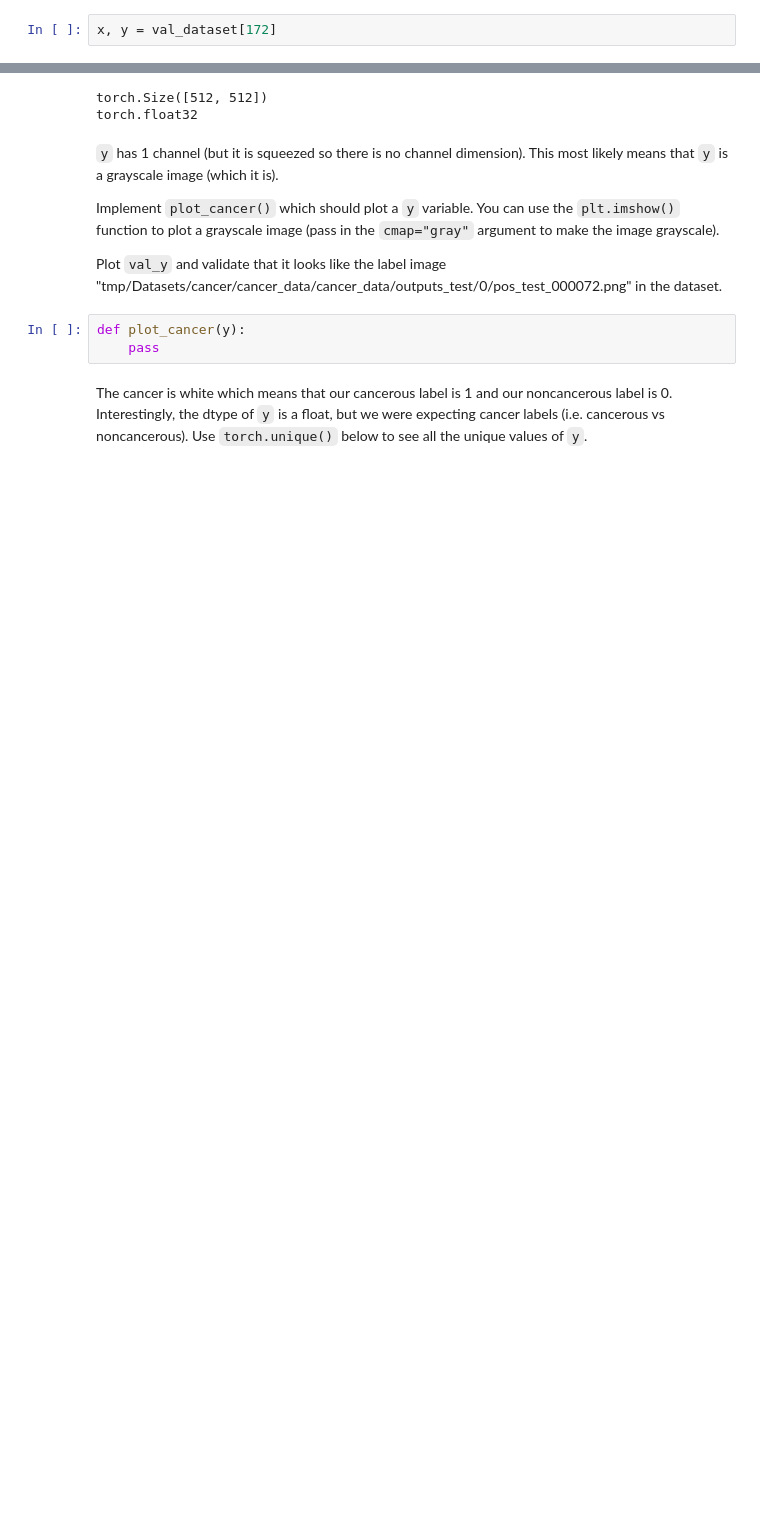
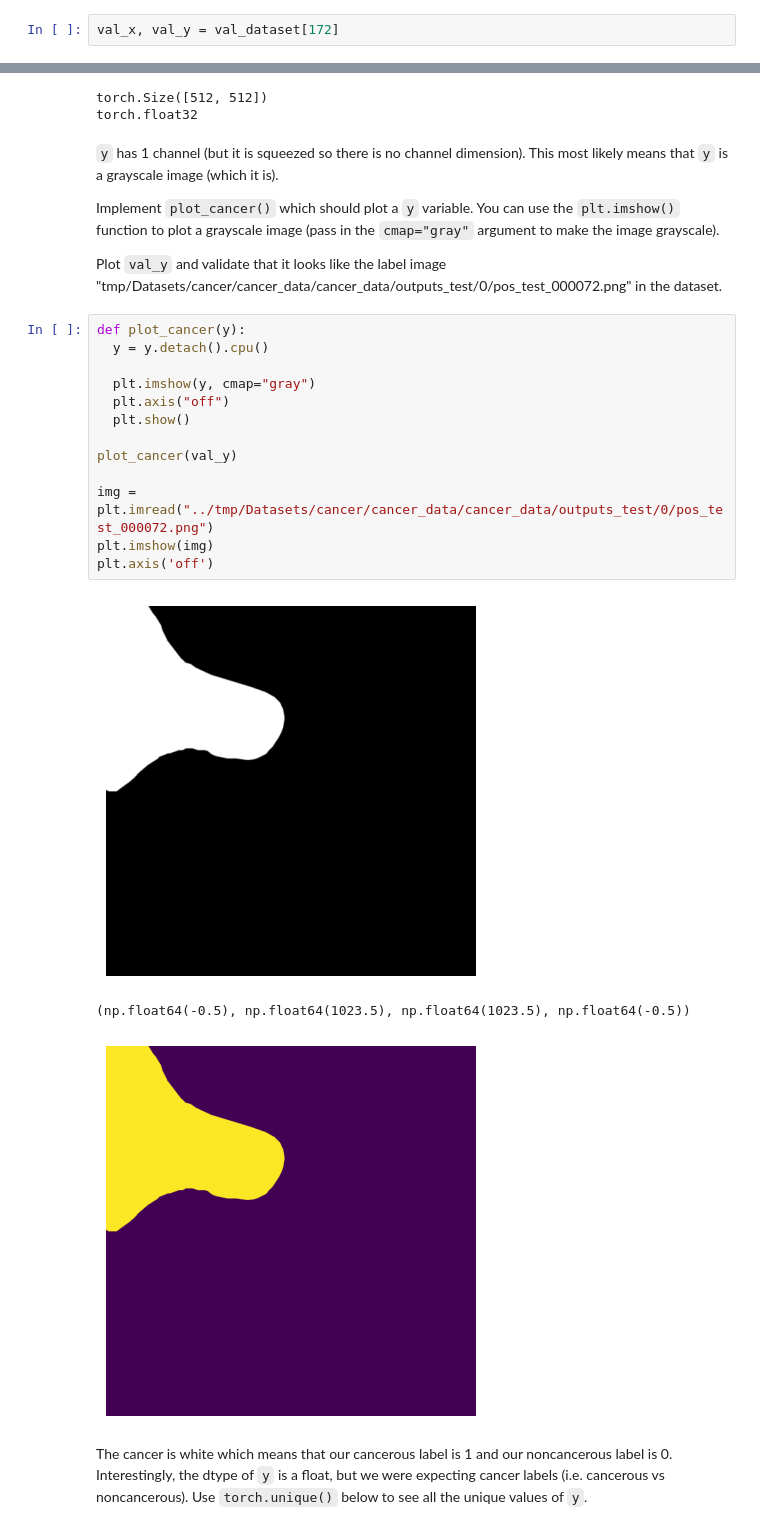
Before and after one commit to qbarger/byu-cs474, a Jupyter notebook: lab4_unets.ipynb, the cells around one changed output, grey strips where cells are left out. Cells and saved outputs as stored; diff of their text form; blank space fills up the shorter version.

```diff
--- a/lab4_unets.ipynb
+++ b/lab4_unets.ipynb
@@ -107,7 +109,7 @@ Now you should examine a single data instance from the dataset.
 We'll use pos_test_000072.png (`val_dataset[172]`) as an example throughout training.
 Collect the image and the cancer labels from pos_test_000072.png (i.e. `val_x, val_y = val_dataset[172]`).
 # %%
-x, y = val_dataset[172]
+val_x, val_y = val_dataset[172]
 # %% [markdown]
 Let's analyze the `x` data first. Print out the shape and dtype of `val_x` below.
 # %%
@@ -167,9 +174,23 @@ This most likely means that `y` is a grayscale image (which it is).
 Implement `plot_cancer()` which should plot a `y` variable. You can use the `plt.imshow()` function to plot a grayscale image (pass in the `cmap="gray"` argument to make the image grayscale).
 
 Plot `val_y` and validate that it looks like the label image "tmp/Datasets/cancer/cancer_data/cancer_data/outputs_test/0/pos_test_000072.png" in the dataset.
-# %%
-def plot_cancer(y):
-    pass
+# %%
+def plot_cancer(y):
+  y = y.detach().cpu()
+
+  plt.imshow(y, cmap="gray")
+  plt.axis("off")
+  plt.show()
+
+plot_cancer(val_y)
+
+img = plt.imread("../tmp/Datasets/cancer/cancer_data/cancer_data/outputs_test/0/pos_test_000072.png")
+plt.imshow(img)
+plt.axis('off')
+# %% [output]
+[figure, added]
+(np.float64(-0.5), np.float64(1023.5), np.float64(1023.5), np.float64(-0.5))
+[figure, added]
 # %% [markdown]
 The cancer is white which means that our cancerous label is 1 and our noncancerous label is 0.
 Interestingly, the dtype of `y` is a float, but we were expecting cancer labels (i.e. cancerous vs noncancerous).
```
Also changed, not shown: parts of 14 cells of this notebook.
